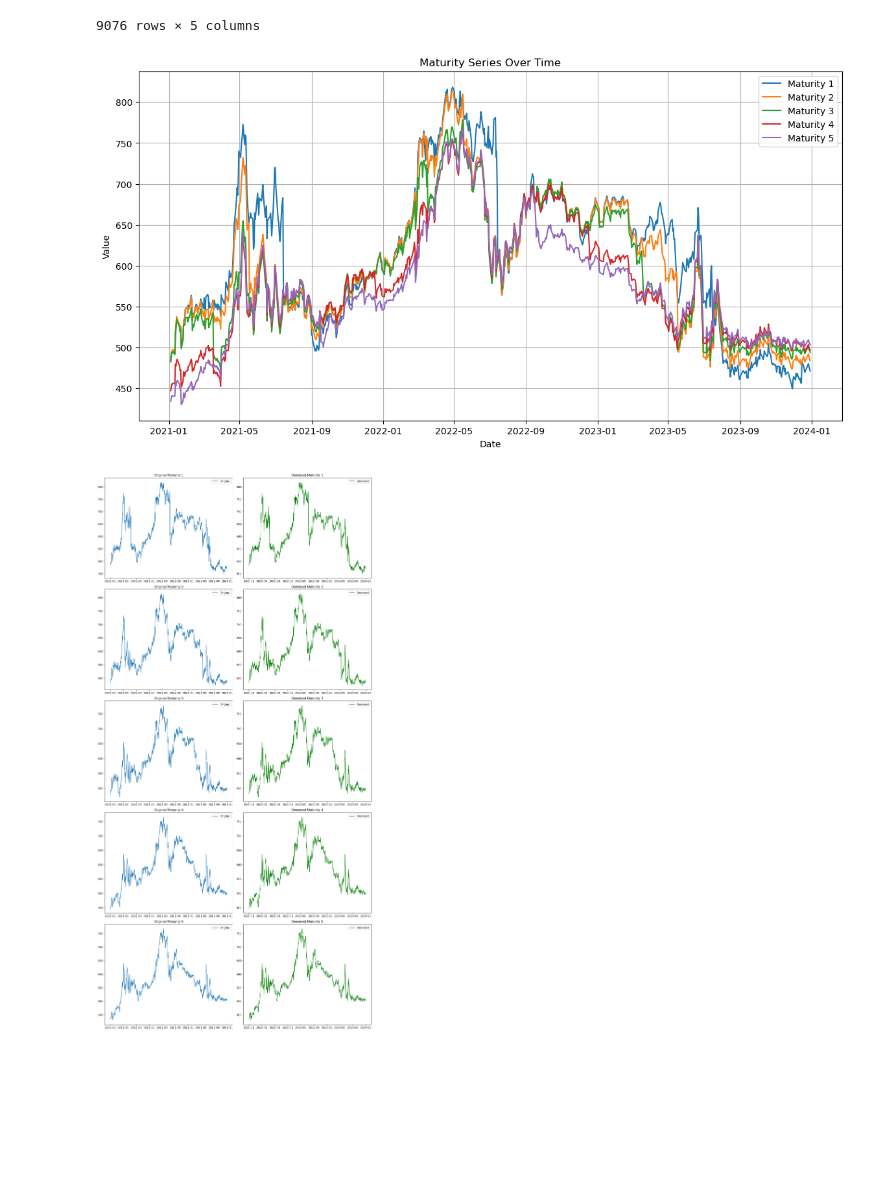
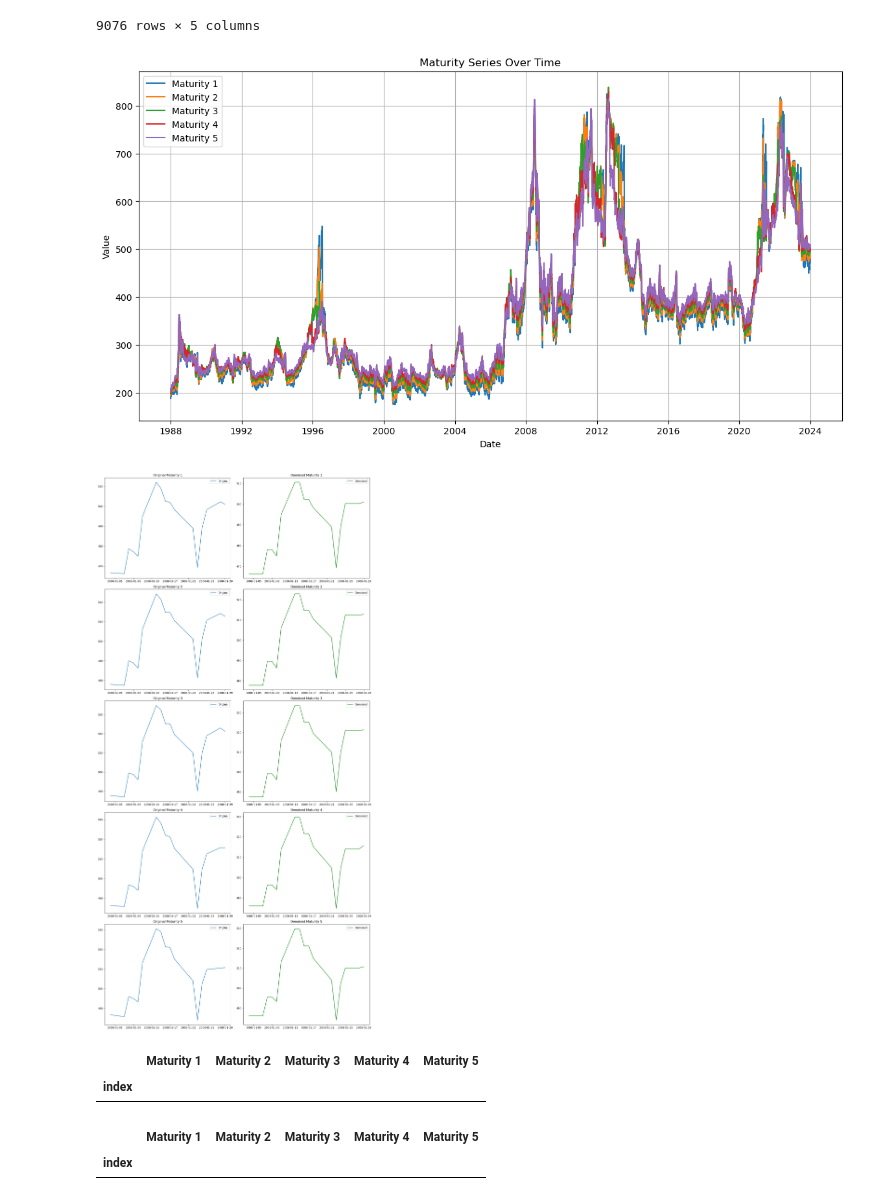
Before and after one commit to NaimLehbiben/Gestion-Quantitative, a Jupyter notebook: notebook.ipynb, the cells around one changed output. Cells and saved outputs as stored; diff of their text form; code cells hidden in the pictures; blank space fills up the shorter version.

```diff
--- a/notebook.ipynb
+++ b/notebook.ipynb
@@ -23,22 +23,23 @@ panel_data_df
 | 2023-12-29 | 471.25 | 484.0 | 494.0 | 497.0 | 503.5 |
 9076 rows × 5 columns
 # %%
-panel_data_df  = panel_data_df.loc["2021-01-01":,:]
+panel_data_df  = panel_data_df
 
 # Plotting the series
 plt.figure(figsize=(14, 7))
 for column in panel_data_df.columns:
     plt.plot(panel_data_df.index, panel_data_df[column], label=column)
 
 plt.title('Maturity Series Over Time')
 plt.xlabel('Date')
 plt.ylabel('Value')
 plt.legend()
 plt.grid(True)
 plt.show()
 # %% [output]
-[figure, old version]
+[figure, new version]
 # %%
+panel_data_df  = panel_data_df.loc["2008-01-04":"2018-01-29",:]
 # Function to denoise a signal using wavelet transform
 def denoise_signal(signal, wavelet='db1', level= 1, threshold=0.5, mode = 'hard'):
     coeffs = pywt.wavedec(signal, wavelet, level=level)
@@ -50,7 +51,7 @@ def denoise_signal(signal, wavelet='db1', level= 1, threshold=0.5, mode = 'hard'
 denoised_series = {}
 for column in panel_data_df.columns:
     signal = panel_data_df[column].values
-    denoised_signal = denoise_signal(signal,wavelet='db1', level= 1, threshold= 1.0, mode = 'hard')  # Adjust threshold if needed
+    denoised_signal = denoise_signal(signal,wavelet='db1', level= 1, threshold= 3, mode = 'hard')  # Adjust threshold if needed
     denoised_series[column] = denoised_signal[:len(panel_data_df)]  # Trim to original length if necessary
 
 # Creating a dataframe for the denoised series
@@ -72,4 +73,14 @@ for i, column in enumerate(panel_data_df.columns, 1):
 plt.tight_layout()
 plt.show()
 # %% [output]
-[figure, old version]
+[figure, new version]
+# %%
+panel_data_df.loc["2018-01-04":"2018-01-10",:]
+# %% [output]
+|  | Maturity 1 | Maturity 2 | Maturity 3 | Maturity 4 | Maturity 5 |
+| index |  |  |  |  |  |
+# %%
+denoised_df.loc["2018-01-04":"2018-01-10",:]
+# %% [output]
+|  | Maturity 1 | Maturity 2 | Maturity 3 | Maturity 4 | Maturity 5 |
+| index |  |  |  |  |  |
```
